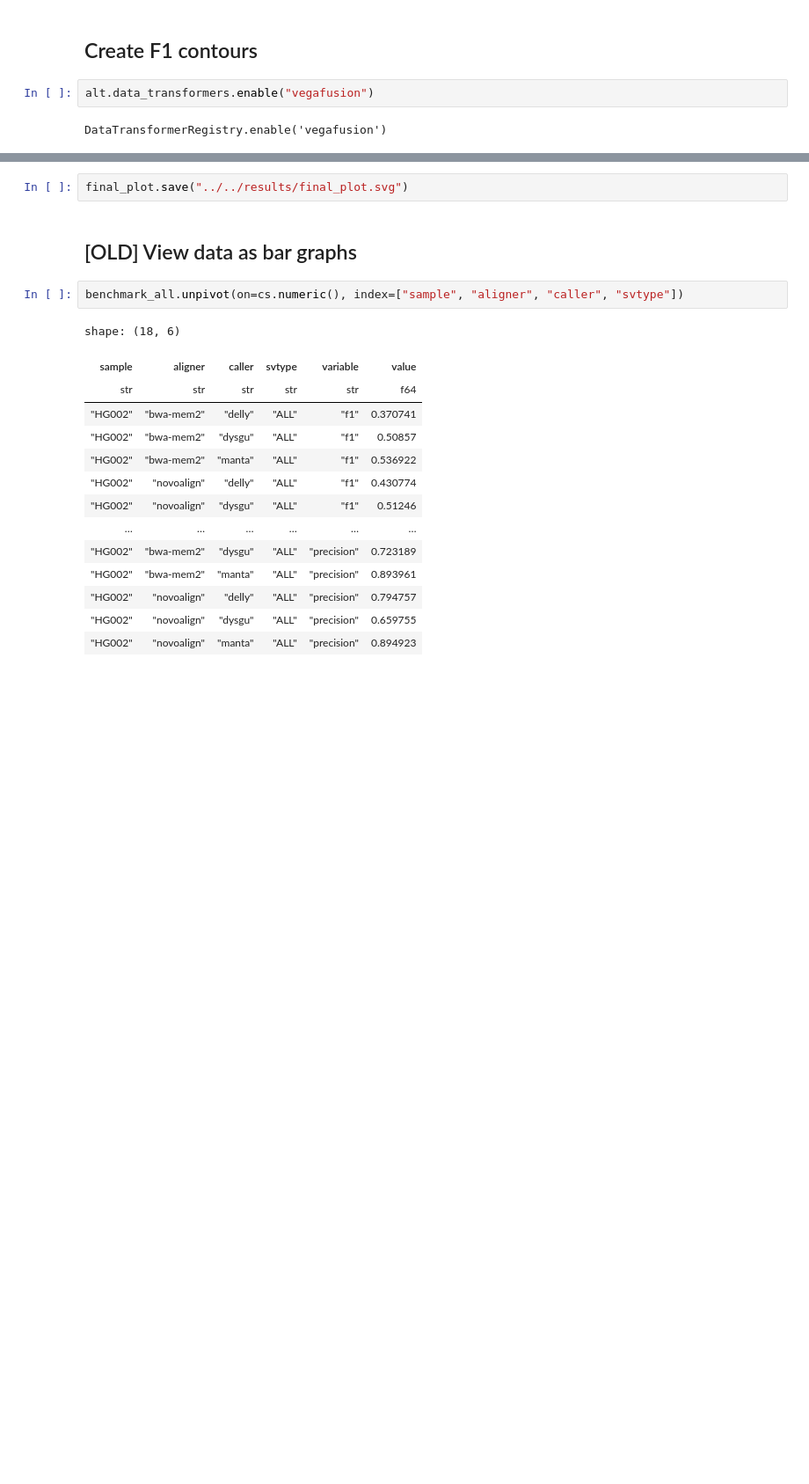
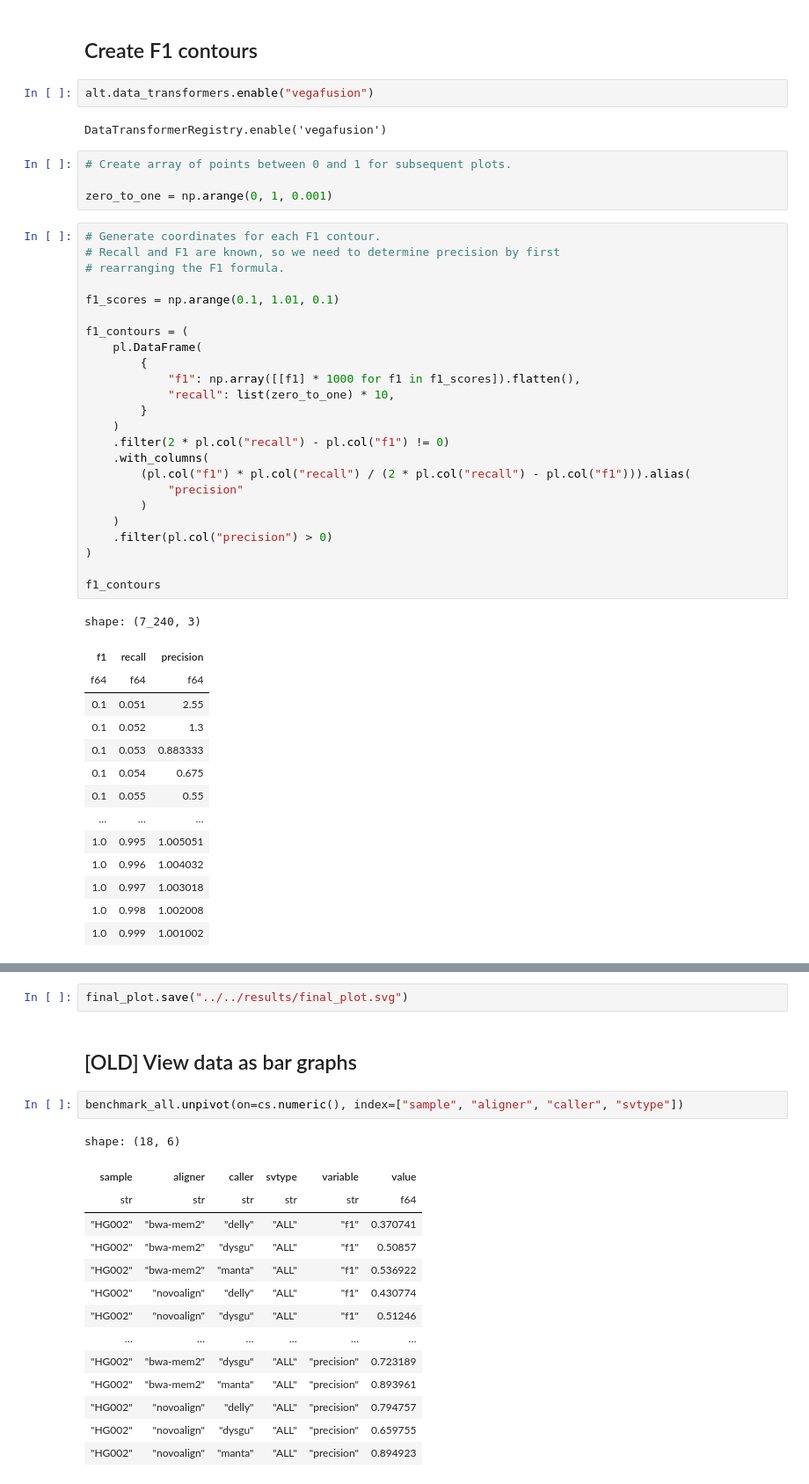
Before and after one commit to jsquaredosquared/novocraft-sv-benchmarking, a Jupyter notebook: workflow/notebooks/generate_plots.py.ipynb, the cells around one changed output, grey strips where cells are left out. Shown at 88% size. Drawn from its saved outputs; the diff is of its cells as text; blank space fills up the shorter version.

Commit message:
Adjusted plot

```diff
--- a/workflow/notebooks/generate_plots.py.ipynb
+++ b/workflow/notebooks/generate_plots.py.ipynb
@@ -162,4 +139,47 @@ shape: (1_000, 3)
 alt.data_transformers.enable("vegafusion")
 # %% [output]
 DataTransformerRegistry.enable('vegafusion')
+# %%
+# Create array of points between 0 and 1 for subsequent plots.
+
+zero_to_one = np.arange(0, 1, 0.001)
+# %%
+# Generate coordinates for each F1 contour.
+# Recall and F1 are known, so we need to determine precision by first
+# rearranging the F1 formula.
+
+f1_scores = np.arange(0.1, 1.01, 0.1)
+
+f1_contours = (
+    pl.DataFrame(
+        {
+            "f1": np.array([[f1] * 1000 for f1 in f1_scores]).flatten(),
+            "recall": list(zero_to_one) * 10,
+        }
+    )
+    .filter(2 * pl.col("recall") - pl.col("f1") != 0)
+    .with_columns(
+        (pl.col("f1") * pl.col("recall") / (2 * pl.col("recall") - pl.col("f1"))).alias(
+            "precision"
+        )
+    )
+    .filter(pl.col("precision") > 0)
+)
+
+f1_contours
+# %% [output]
+shape: (7_240, 3)
+| f1 | recall | precision |
+| f64 | f64 | f64 |
+| 0.1 | 0.051 | 2.55 |
+| 0.1 | 0.052 | 1.3 |
+| 0.1 | 0.053 | 0.883333 |
+| 0.1 | 0.054 | 0.675 |
+| 0.1 | 0.055 | 0.55 |
+| … | … | … |
+| 1.0 | 0.995 | 1.005051 |
+| 1.0 | 0.996 | 1.004032 |
+| 1.0 | 0.997 | 1.003018 |
+| 1.0 | 0.998 | 1.002008 |
+| 1.0 | 0.999 | 1.001002 |
 # %%
```
Also changed, not shown: parts of 9 cells of this notebook.
